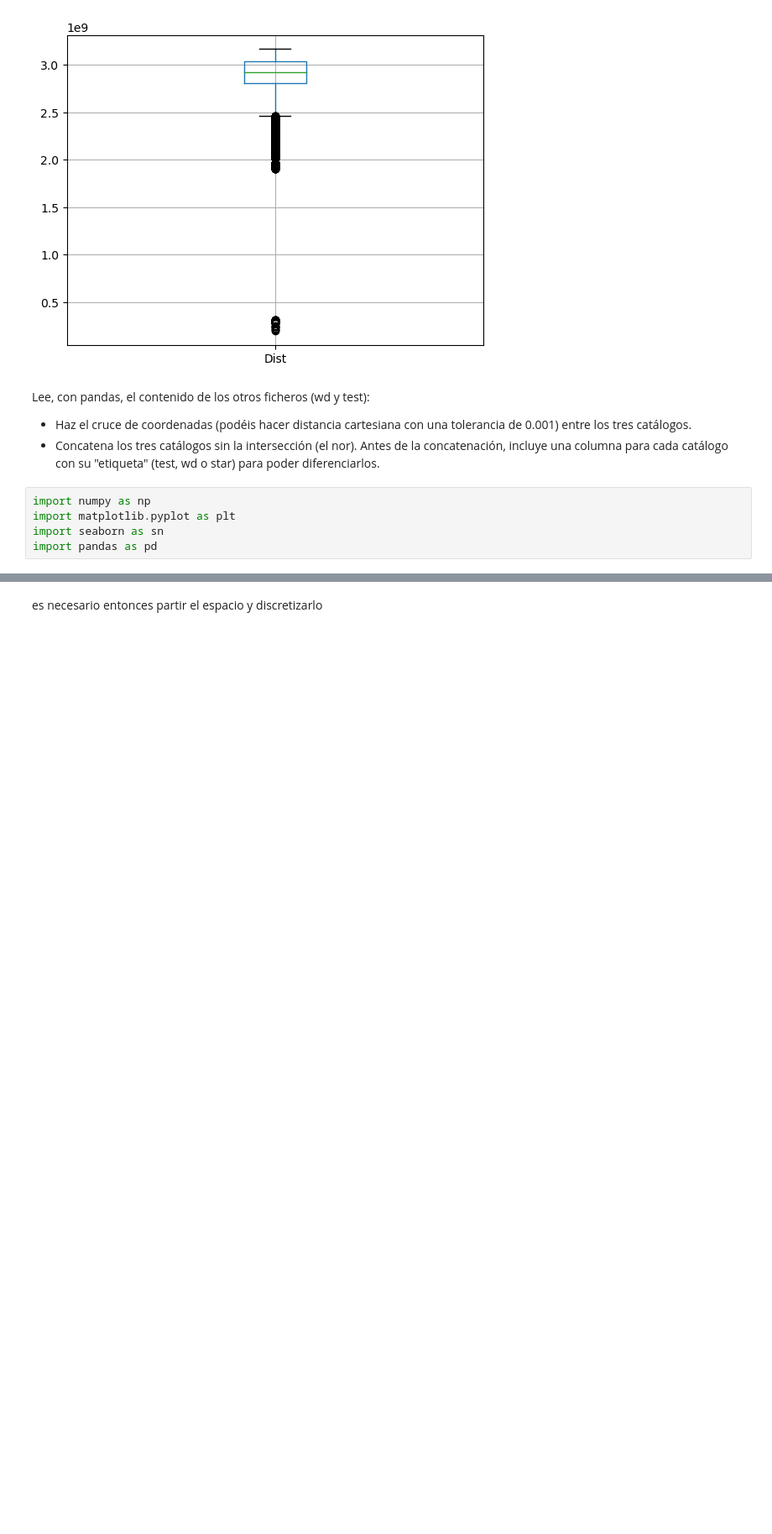
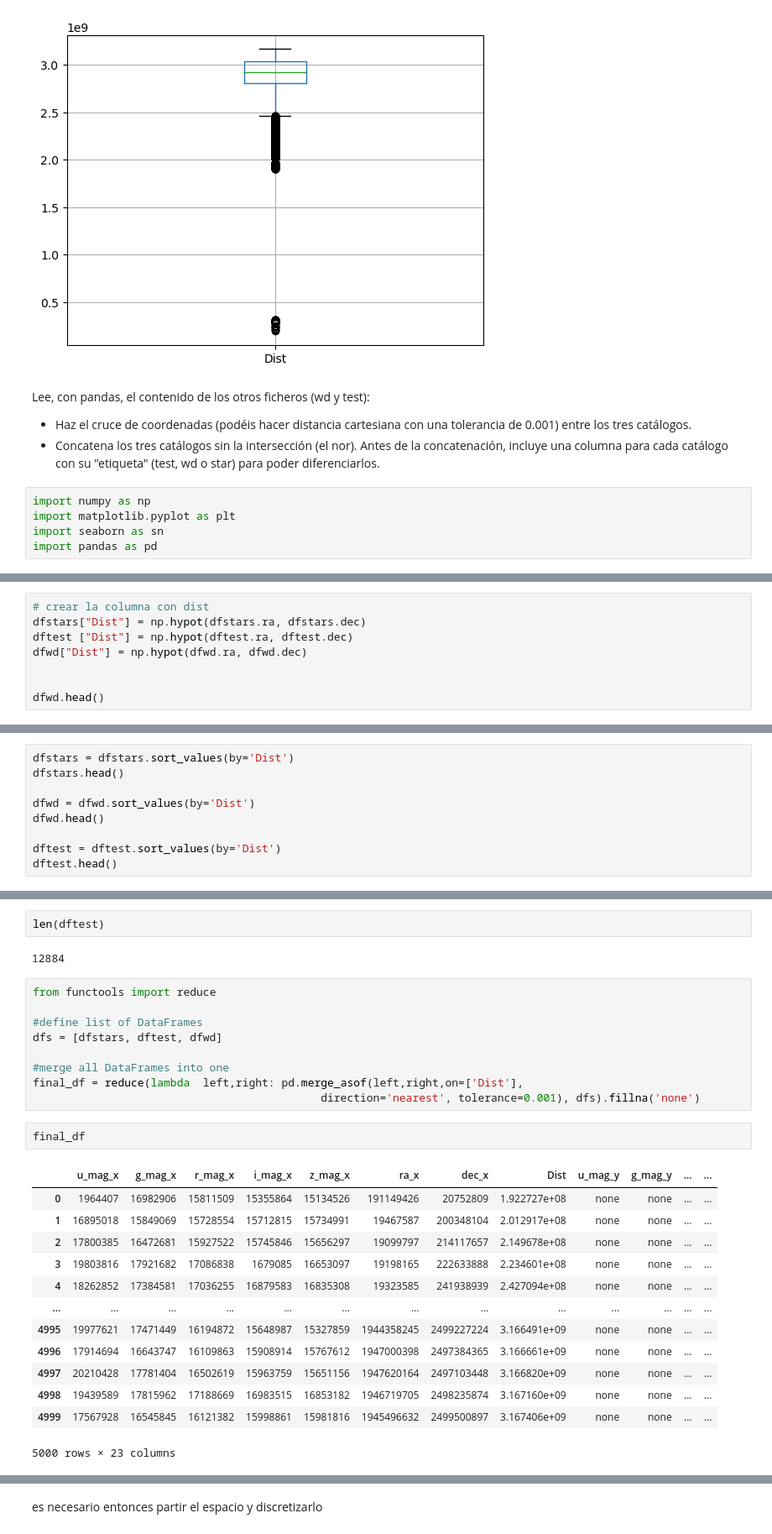
Before and after one commit to fbientrigo/learningprogamation, a Jupyter notebook: Base de Datos Universidad/TareaUnidadPandas1/fabiantrigo_TareaUnidad1.ipynb, the cells around one changed output, grey strips where cells are left out. Shown at 84% size. Cells and saved outputs as stored; diff of their text form; blank space fills up the shorter version.

```diff
--- a/Base de Datos Universidad/TareaUnidadPandas1/fabiantrigo_TareaUnidad1.ipynb
+++ b/Base de Datos Universidad/TareaUnidadPandas1/fabiantrigo_TareaUnidad1.ipynb
@@ -451,0 +458,8 @@ plt.plot()
+# %%
+# crear la columna con dist
+dfstars["Dist"] = np.hypot(dfstars.ra, dfstars.dec)
+dftest ["Dist"] = np.hypot(dftest.ra, dftest.dec)
+dfwd["Dist"] = np.hypot(dfwd.ra, dfwd.dec)
+
+
+dfwd.head()
@@ -451,0 +473,9 @@ plt.plot()
+# %%
+dfstars = dfstars.sort_values(by='Dist')
+dfstars.head()
+
+dfwd = dfwd.sort_values(by='Dist')
+dfwd.head()
+
+dftest = dftest.sort_values(by='Dist')
+dftest.head()
@@ -451,0 +489,29 @@ plt.plot()
+# %%
+len(dftest)
+# %% [output]
+12884
+# %%
+from functools import reduce
+
+#define list of DataFrames
+dfs = [dfstars, dftest, dfwd]
+
+#merge all DataFrames into one
+final_df = reduce(lambda  left,right: pd.merge_asof(left,right,on=['Dist'],
+                                            direction='nearest', tolerance=0.001), dfs).fillna('none')
+# %%
+final_df
+# %% [output]
+|  | u_mag_x | g_mag_x | r_mag_x | i_mag_x | z_mag_x | ra_x | dec_x | Dist | u_mag_y | g_mag_y | ... | ... |
+| 0 | 1964407 | 16982906 | 15811509 | 15355864 | 15134526 | 191149426 | 20752809 | 1.922727e+08 | none | none | ... | ... |
+| 1 | 16895018 | 15849069 | 15728554 | 15712815 | 15734991 | 19467587 | 200348104 | 2.012917e+08 | none | none | ... | ... |
+| 2 | 17800385 | 16472681 | 15927522 | 15745846 | 15656297 | 19099797 | 214117657 | 2.149678e+08 | none | none | ... | ... |
+| 3 | 19803816 | 17921682 | 17086838 | 1679085 | 16653097 | 19198165 | 222633888 | 2.234601e+08 | none | none | ... | ... |
+| 4 | 18262852 | 17384581 | 17036255 | 16879583 | 16835308 | 19323585 | 241938939 | 2.427094e+08 | none | none | ... | ... |
+| ... | ... | ... | ... | ... | ... | ... | ... | ... | ... | ... | ... | ... |
+| 4995 | 19977621 | 17471449 | 16194872 | 15648987 | 15327859 | 1944358245 | 2499227224 | 3.166491e+09 | none | none | ... | ... |
+| 4996 | 17914694 | 16643747 | 16109863 | 15908914 | 15767612 | 1947000398 | 2497384365 | 3.166661e+09 | none | none | ... | ... |
+| 4997 | 20210428 | 17781404 | 16502619 | 15963759 | 15651156 | 1947620164 | 2497103448 | 3.166820e+09 | none | none | ... | ... |
+| 4998 | 19439589 | 17815962 | 17188669 | 16983515 | 16853182 | 1946719705 | 2498235874 | 3.167160e+09 | none | none | ... | ... |
+| 4999 | 17567928 | 16545845 | 16121382 | 15998861 | 15981816 | 1945496632 | 2499500897 | 3.167406e+09 | none | none | ... | ... |
+5000 rows × 23 columns
```
Also changed, not shown: parts of 14 cells of this notebook.
